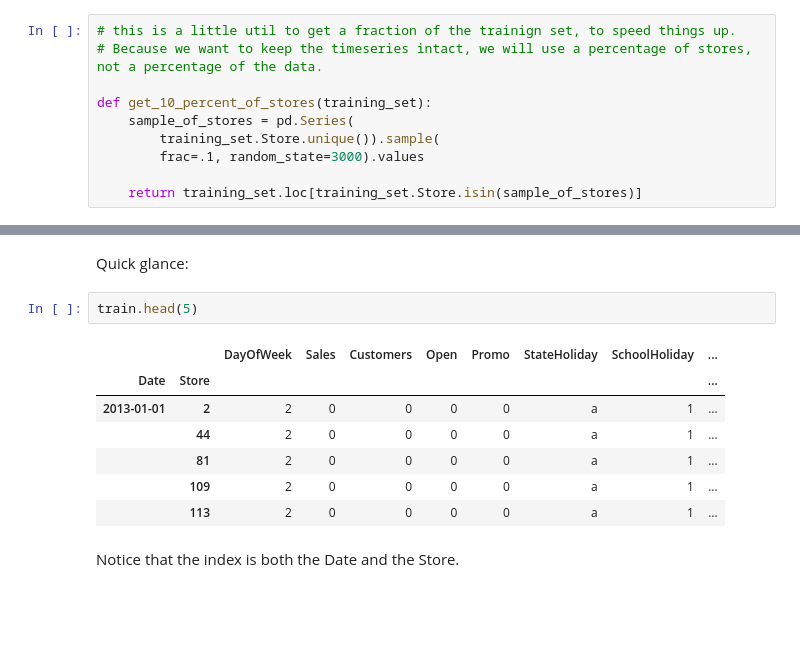
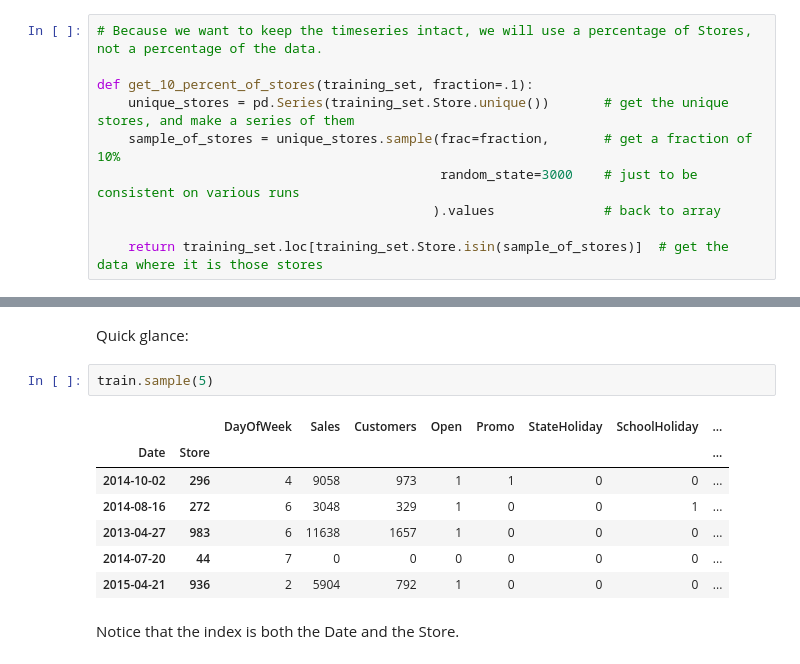
Before and after one commit to MarqueJaune/hackathon2, a Jupyter notebook: Learning units/Time series - Running first experiments.ipynb, the cells around one changed output, grey strips where cells are left out. Saved outputs shown, nothing was run; the diff lists cells and outputs as text; blank space fills up the shorter version.

```diff
--- a/Learning units/Time series - Running first experiments.ipynb
+++ b/Learning units/Time series - Running first experiments.ipynb
@@ -23,10 +27,10 @@ train = pd.read_csv('../data/sales_data.csv',
 # %%
-# this is a little util to get a fraction of the trainign set, to speed things up.
-# Because we want to keep the timeseries intact, we will use a percentage of stores, not a percentage of the data.
+# Because we want to keep the timeseries intact, we will use a percentage of Stores, not a percentage of the data.
 
-def get_10_percent_of_stores(training_set):
-    sample_of_stores = pd.Series(
-        training_set.Store.unique()).sample(
-        frac=.1, random_state=3000).values
+def get_10_percent_of_stores(training_set, fraction=.1):
+    unique_stores = pd.Series(training_set.Store.unique())       # get the unique stores, and make a series of them
+    sample_of_stores = unique_stores.sample(frac=fraction,       # get a fraction of 10%
+                                            random_state=3000    # just to be consistent on various runs
+                                           ).values              # back to array
 
-    return training_set.loc[training_set.Store.isin(sample_of_stores)]
+    return training_set.loc[training_set.Store.isin(sample_of_stores)]  # get the data where it is those stores
@@ -55,15 +61,15 @@ train.sort_index(inplace=True)         # sort the dataset on the index
 # %% [markdown]
 Quick glance:
 # %%
-train.head(5)
+train.sample(5)
 # %% [output]
 |  |  | DayOfWeek | Sales | Customers | Open | Promo | StateHoliday | SchoolHoliday | ... |
 | Date | Store |  |  |  |  |  |  |  | ... |
-| 2013-01-01 | 2 | 2 | 0 | 0 | 0 | 0 | a | 1 | ... |
-|  | 44 | 2 | 0 | 0 | 0 | 0 | a | 1 | ... |
-|  | 81 | 2 | 0 | 0 | 0 | 0 | a | 1 | ... |
-|  | 109 | 2 | 0 | 0 | 0 | 0 | a | 1 | ... |
-|  | 113 | 2 | 0 | 0 | 0 | 0 | a | 1 | ... |
+| 2014-10-02 | 296 | 4 | 9058 | 973 | 1 | 1 | 0 | 0 | ... |
+| 2014-08-16 | 272 | 6 | 3048 | 329 | 1 | 0 | 0 | 1 | ... |
+| 2013-04-27 | 983 | 6 | 11638 | 1657 | 1 | 0 | 0 | 0 | ... |
+| 2014-07-20 | 44 | 7 | 0 | 0 | 0 | 0 | 0 | 0 | ... |
+| 2015-04-21 | 936 | 2 | 5904 | 792 | 1 | 0 | 0 | 0 | ... |
 # %% [markdown]
 Notice that the index is both the Date and the Store.
 # %% [markdown]
```
Also changed, not shown: parts of 36 cells of this notebook.
